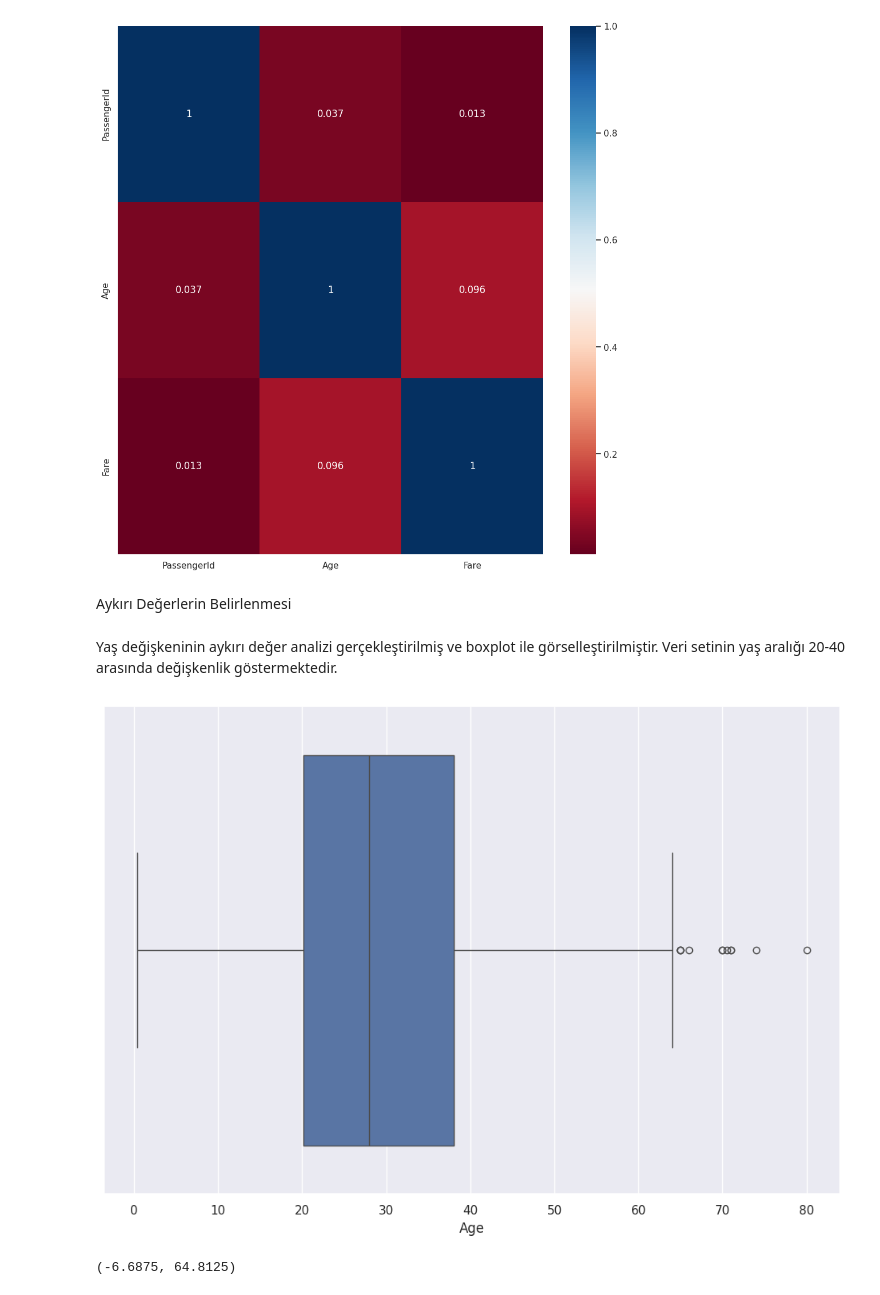
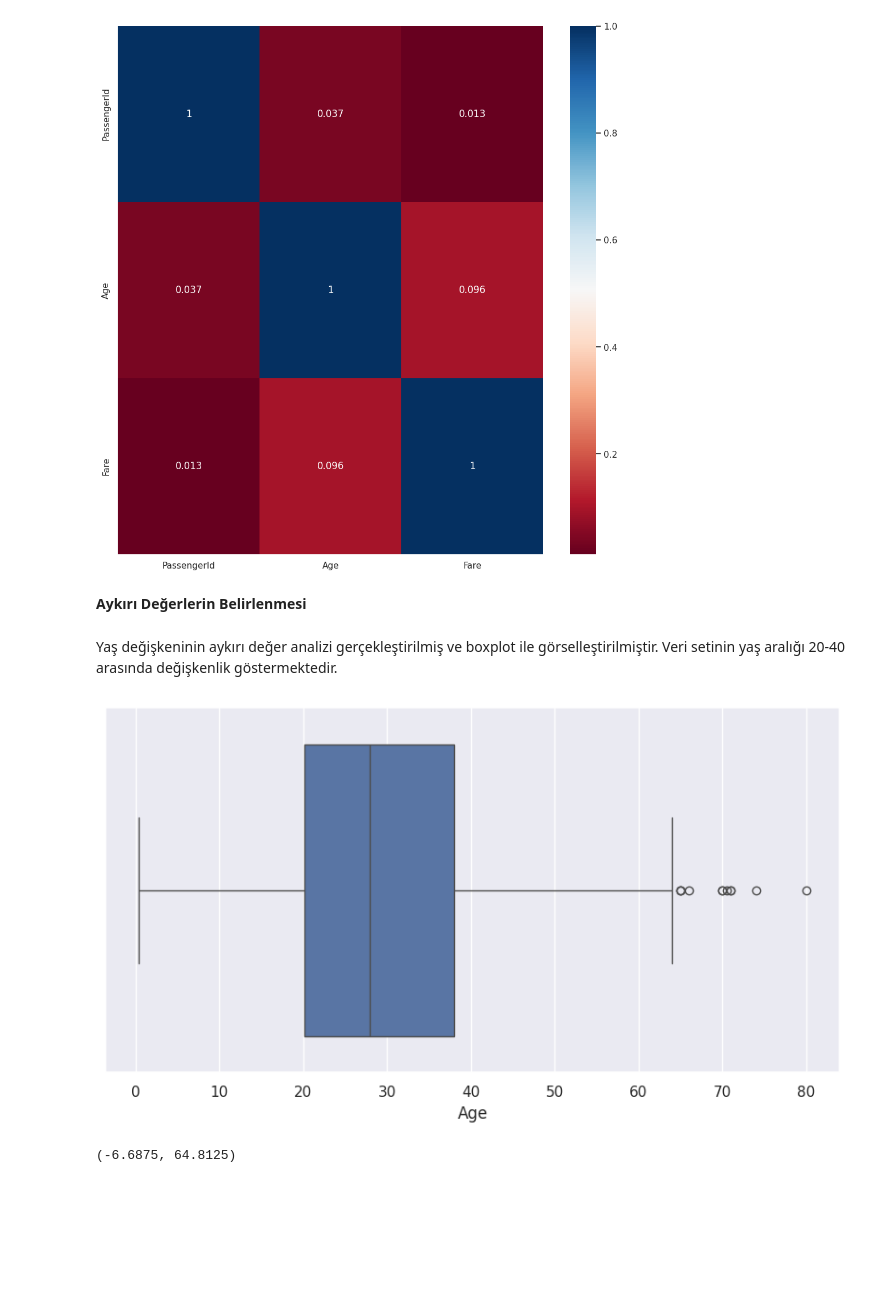
Before and after one commit to sevgiesiyok/Titanic-Data-Analys, a Jupyter notebook: Titanic.ipynb, the cells around one changed output. Drawn from its saved outputs; the diff is of its cells as text; code cells hidden in the pictures; blank space fills up the shorter version.

```diff
--- a/Titanic.ipynb
+++ b/Titanic.ipynb
@@ -307,16 +309,16 @@ plt.show()
 # %% [output]
 [figure]
 # %% [markdown]
-Aykırı Değerlerin Belirlenmesi
+**Aykırı Değerlerin Belirlenmesi**
 # %% [markdown]
 Yaş değişkeninin aykırı değer analizi gerçekleştirilmiş ve boxplot ile görselleştirilmiştir. Veri setinin yaş aralığı 20-40 arasında değişkenlik göstermektedir.
 # %%
 
-plt.figure(figsize=(12,8))
+plt.figure(figsize=(10,5))
 sns.boxplot(x=df["Age"])
 plt.show(block=True)
 # %% [output]
-[figure, old version]
+[figure, new version]
 # %%
 # Herhangi bir sütundaki verinin outlier olması için alt ve üst limiti
 def outlier_thresholds(dataframe: pd.DataFrame, col_name: str, q1=0.25, q3=0.75):
```
Also changed, not shown: parts of 12 cells of this notebook.
